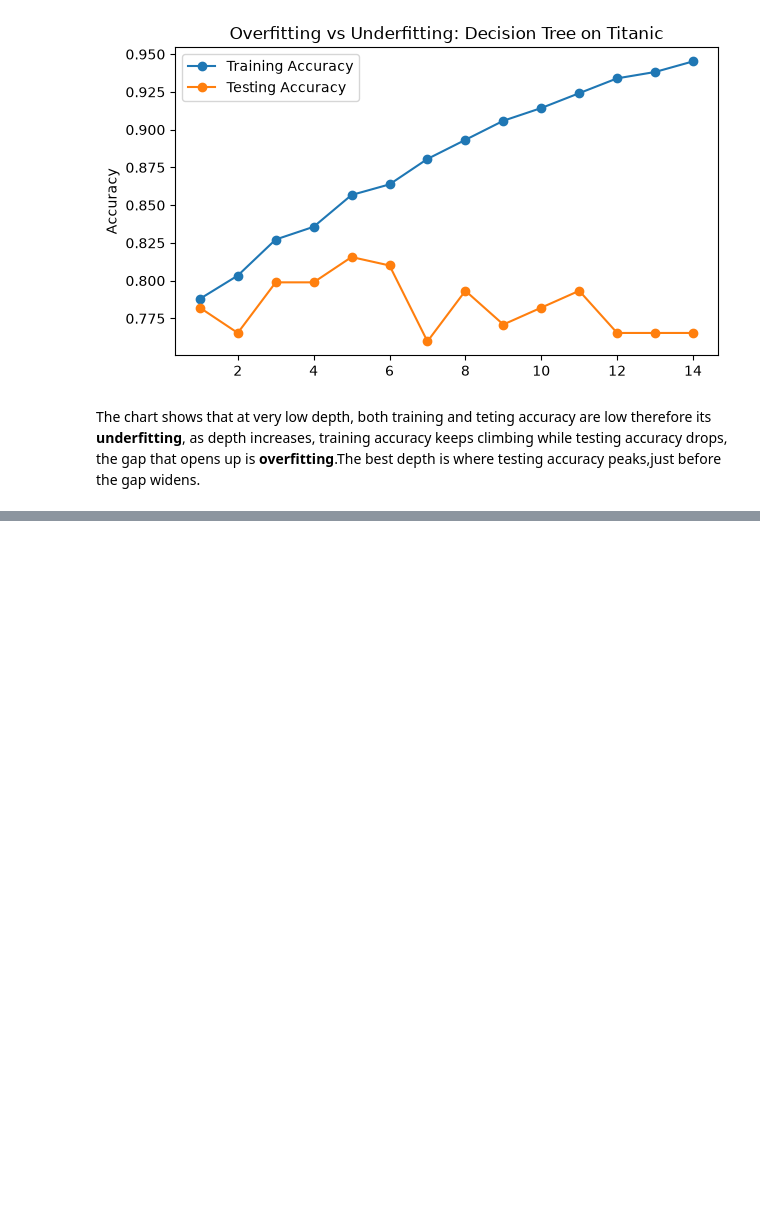
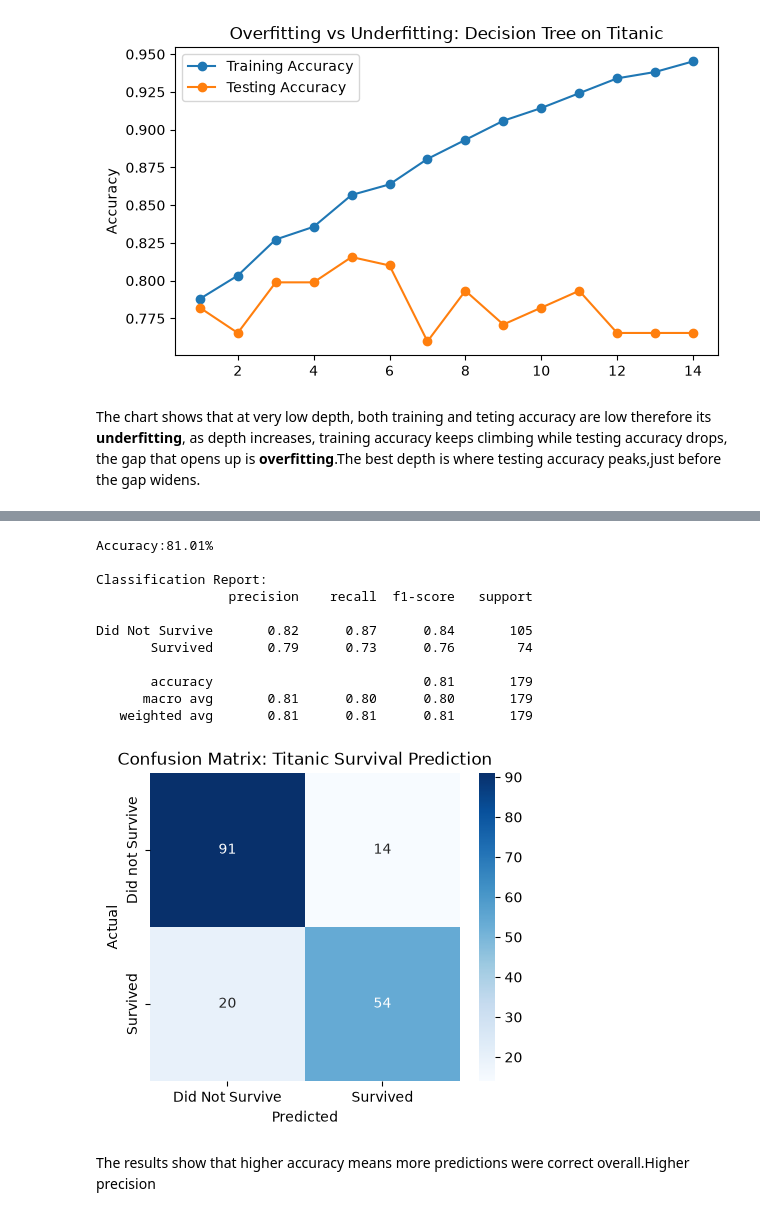
Before and after one commit to luckylittleman/AnalystLab-Africa-Internship, a Jupyter notebook: Week 1 and Week 2/Week 3.ipynb, the cells around one changed output, grey strips where cells are left out. Drawn from its saved outputs; the diff is of its cells as text; code cells hidden in the pictures; blank space fills up the shorter version.

Commit message:
worked on model evaluation metrics

```diff
--- a/Week 1 and Week 2/Week 3.ipynb
+++ b/Week 1 and Week 2/Week 3.ipynb
@@ -141,0 +151,35 @@ The chart shows that at very low depth, both training and teting accuracy are lo
+# %%
+from sklearn.metrics import confusion_matrix, classification_report, accuracy_score
+
+y_pred=log_model.predict(X_test)
+
+acc=accuracy_score(Y_test, y_pred)
+print(f"Accuracy:{acc:.2%}\n")
+
+print("Classification Report:")
+print(classification_report(Y_test, y_pred, target_names=['Did Not Survive','Survived']))
+
+cm=confusion_matrix(Y_test, y_pred)
+plt.figure(figsize=(5,4))
+sns.heatmap(cm, annot=True, fmt='d', cmap='Blues',
+            xticklabels=['Did Not Survive','Survived'],
+            yticklabels=['Did not Survive','Survived'])
+plt.xlabel('Predicted')
+plt.ylabel('Actual')
+plt.title('Confusion Matrix: Titanic Survival Prediction')
+plt.show()
+# %% [output]
+Accuracy:81.01%
+
+Classification Report:
+                 precision    recall  f1-score   support
+
+Did Not Survive       0.82      0.87      0.84       105
+       Survived       0.79      0.73      0.76        74
+
+       accuracy                           0.81       179
+      macro avg       0.81      0.80      0.80       179
+   weighted avg       0.81      0.81      0.81       179
+[figure, added]
+# %% [markdown]
+The results show that higher accuracy means more predictions were correct overall.Higher precision
```
Also changed, not shown: parts of 1 cell of this notebook.
